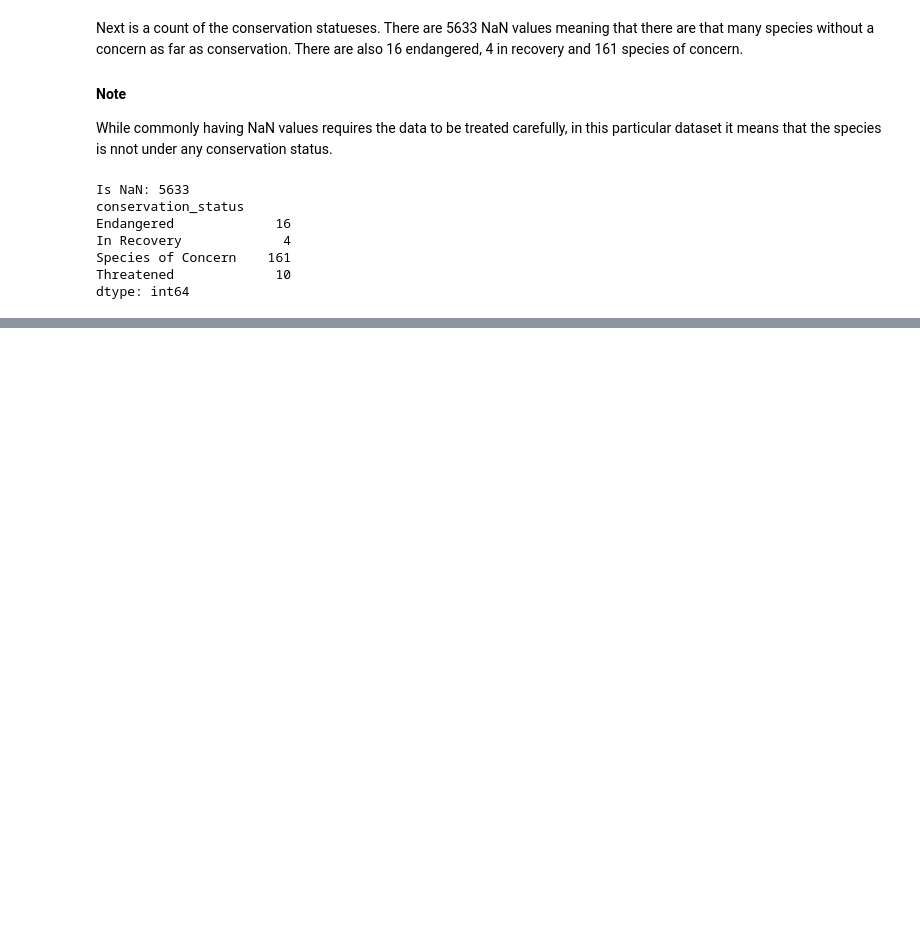
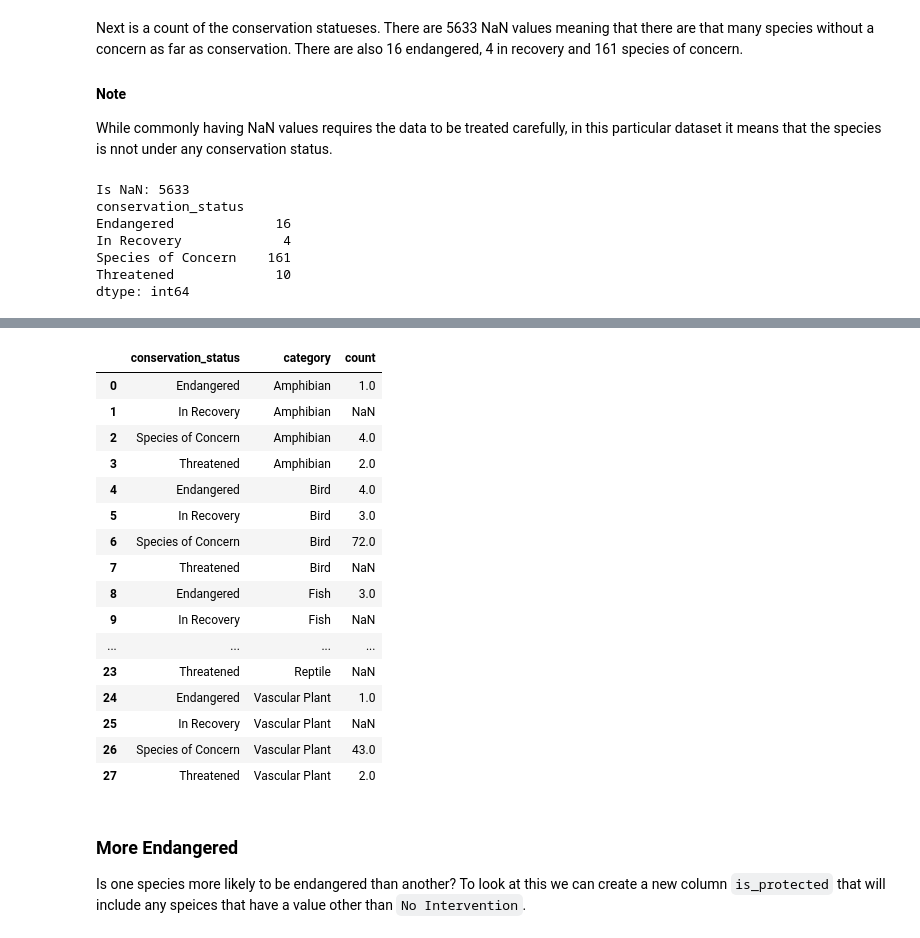
Before and after one commit to SalemEdge1997/Biodiversity_In_National_Parks, a Jupyter notebook: notebooks/biodiversity.ipynb, the cells around one changed output, grey strips where cells are left out. Cells and saved outputs as stored; diff of their text form; code cells hidden in the pictures; blank space fills up the shorter version.

```diff
--- a/notebooks/biodiversity.ipynb
+++ b/notebooks/biodiversity.ipynb
@@ -166,0 +236,24 @@ print(f'')
+# %%
+conservation_category_reset
+# %% [output]
+|  | conservation_status | category | count |
+| 0 | Endangered | Amphibian | 1.0 |
+| 1 | In Recovery | Amphibian | NaN |
+| 2 | Species of Concern | Amphibian | 4.0 |
+| 3 | Threatened | Amphibian | 2.0 |
+| 4 | Endangered | Bird | 4.0 |
+| 5 | In Recovery | Bird | 3.0 |
+| 6 | Species of Concern | Bird | 72.0 |
+| 7 | Threatened | Bird | NaN |
+| 8 | Endangered | Fish | 3.0 |
+| 9 | In Recovery | Fish | NaN |
+| ... | ... | ... | ... |
+| 23 | Threatened | Reptile | NaN |
+| 24 | Endangered | Vascular Plant | 1.0 |
+| 25 | In Recovery | Vascular Plant | NaN |
+| 26 | Species of Concern | Vascular Plant | 43.0 |
+| 27 | Threatened | Vascular Plant | 2.0 |
+# %% [markdown]
+### More Endangered
+
+Is one species more likely to be endangered than another? To look at this we can create a new column `is_protected` that will include any speices that have a value other than `No Intervention`.
```
Also changed, not shown: parts of 27 cells of this notebook.
